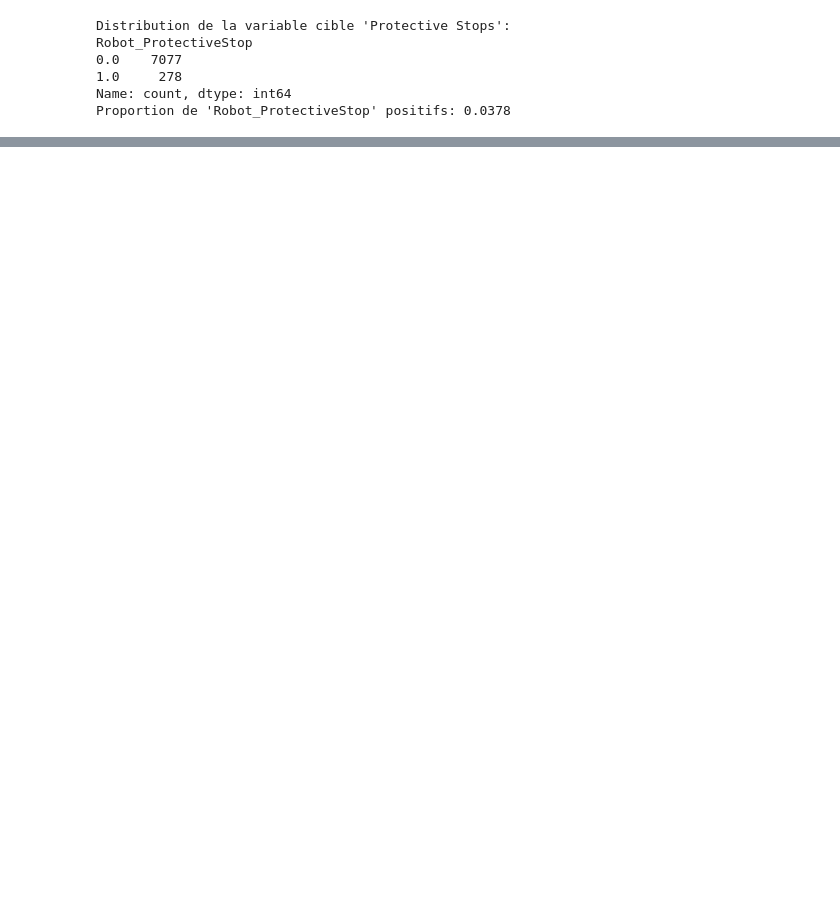
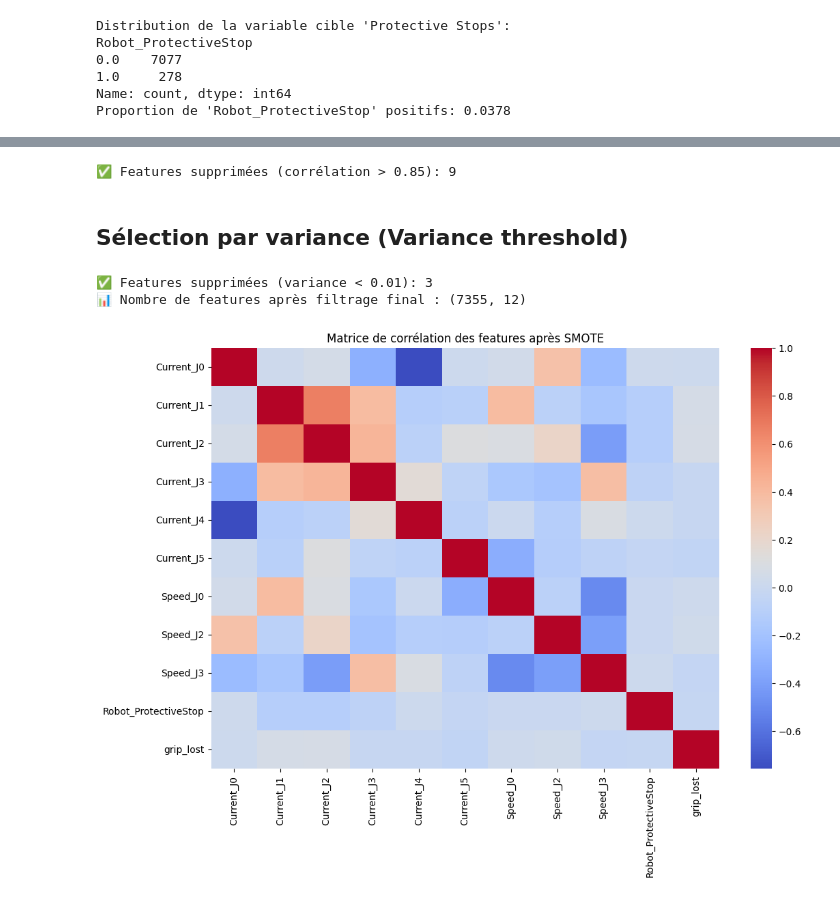
Before and after one commit to jawu28/Projet-IA, a Jupyter notebook: notebook.ipynb, the cells around one changed output, grey strips where cells are left out. Saved outputs shown, nothing was run; the diff lists cells and outputs as text; code cells hidden in the pictures; blank space fills up the shorter version.

```diff
--- a/notebook.ipynb
+++ b/notebook.ipynb
@@ -256,0 +270,61 @@ tensorflow 2.19.0 requires numpy<2.2.0,>=1.26.0, but you have numpy 2.2.4 which
+# %%
+# Suppression des features fortement corrélées
+def remove_correlated_features(d, threshold=0.85):
+    corr_matrix = df.corr().abs()
+    to_drop = set()
+
+    for i in range(len(corr_matrix.columns)):
+        for j in range(i):
+            if corr_matrix.iloc[i, j] > threshold:
+                colname = corr_matrix.columns[i]
+                to_drop.add(colname)
+
+    df_filtered = df.drop(columns=to_drop)
+    print(f"✅ Features supprimées (corrélation > {threshold}): {len(to_drop)}")
+    return df_filtered
+data_without_y = data.drop(columns=['Robot_ProtectiveStop'])
+x = remove_correlated_features(data_without_y, threshold=0.85)
+# %% [output]
+✅ Features supprimées (corrélation > 0.85): 9
+# %% [markdown]
+## Sélection par variance (Variance threshold)
+# %%
+import numpy as np
+from sklearn.feature_selection import VarianceThreshold
+
+
+# Sélection des features avec une variance significative
+def reduction_variance(X, seuil=0.01):
+    selector = VarianceThreshold(threshold=seuil)
+    selected_features = selector.fit_transform(X)
+
+    # Convertir en DataFrame avec les colonnes restantes
+    selected_columns = X.columns[selector.get_support()]
+    df_filtered = pd.DataFrame(selected_features, columns=selected_columns)
+
+    print(f"✅ Features supprimées (variance < {seuil}): {X.shape[1] - df_filtered.shape[1]}")
+    return df_filtered
+
+data_without_y = data.drop(columns=['Robot_ProtectiveStop'])
+# Appliquer le pipeline de sélection
+
+x = reduction_variance(x, seuil=0.01)
+
+print(f"📊 Nombre de features après filtrage final : {x.shape}")
+# %% [output]
+✅ Features supprimées (variance < 0.01): 3
+📊 Nombre de features après filtrage final : (7355, 12)
+# %%
+data = pd.concat([df['Timestamp'], x], axis=1)
+# %%
+# Calculer la matrice de corrélation
+corr_cols = data.drop(columns=['Timestamp', 'Num'])
+corr_matrix = pd.DataFrame(data, columns= corr_cols.columns).corr()
+
+# Afficher un heatmap
+plt.figure(figsize=(12, 8))
+sns.heatmap(corr_matrix, annot=False, cmap="coolwarm", fmt=".2f")
+plt.title("Matrice de corrélation des features après SMOTE")
+plt.show()
+# %% [output]
+[figure, added]
```
Also changed, not shown: parts of 34 cells of this notebook, 2 other files.
